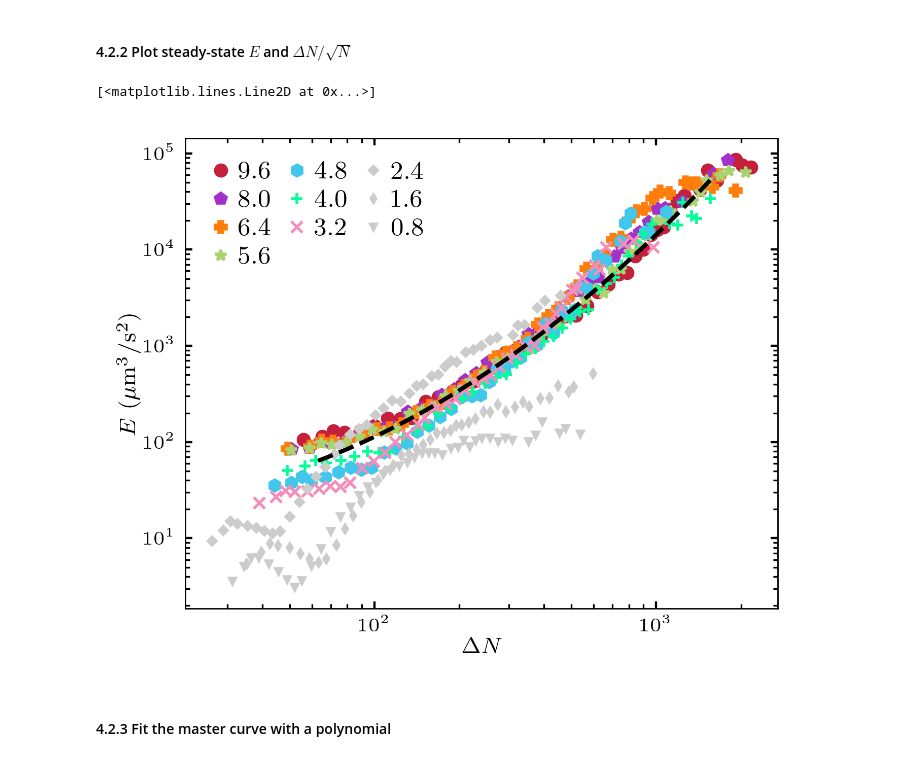
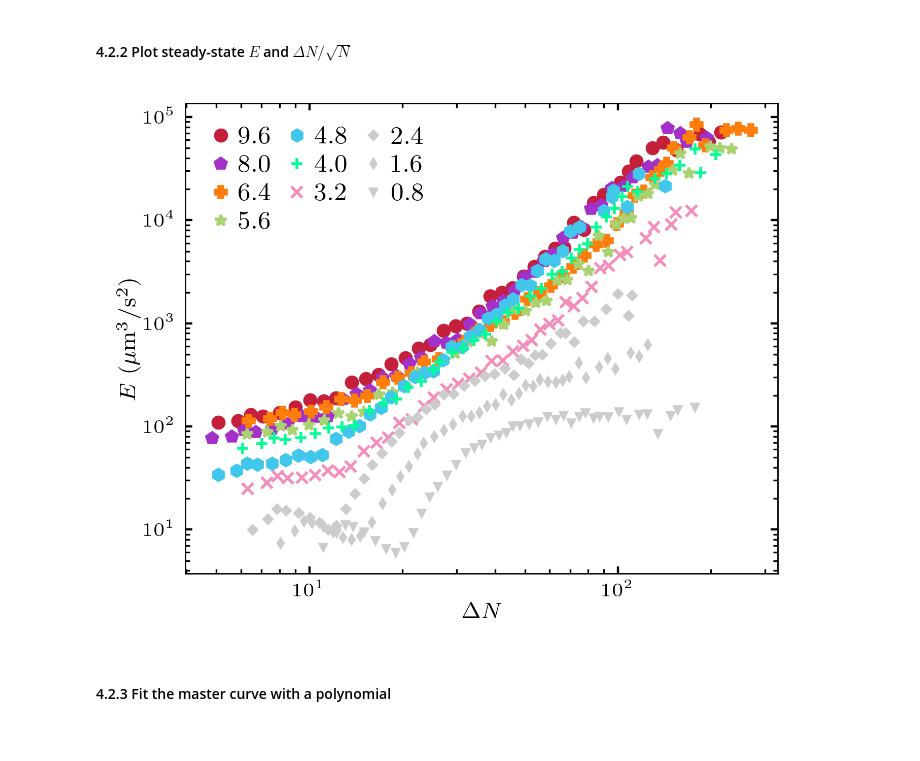
Before and after one commit to ZLoverty/Python, a Jupyter notebook: Correlation/src/fig-5_energy-spectrum.ipynb, the cells around one changed output. Drawn from its saved outputs; the diff is of its cells as text; code cells hidden in the pictures.

```diff
--- a/Correlation/src/fig-5_energy-spectrum.ipynb
+++ b/Correlation/src/fig-5_energy-spectrum.ipynb
@@ -497,41 +497,40 @@ for c, f, sn in zip(conc, folders, sample_num):
 # %%
 conc, folders, sample_num = tentative_log()
 gnf_master_file = os.path.join(data_master_dir,
                                r'Research projects\DF\data\transient-GNF-energy-dN\{0}\df2_kinetics\{1:02d}\nGNF_data.csv')
 es_master_file = os.path.join(data_master_dir,
                                r'Research projects\DF\data\transient-GNF-energy-dN\{0}\energy_spectra\{1:02d}\energy_spectra.csv')
 bounds = [10, 3000]
 
 fig, ax = plt.subplots(figsize=(3.5, 2.8))
 for c, f, sn in zip(conc, folders, sample_num):
-    n = sn[2]
+    n = sn[1]
     gnf_data = pd.read_csv(gnf_master_file.format(f, n)).set_index('l_r')[bounds[0]: bounds[1]]
     es_data = pd.read_csv(es_master_file.format(f, n)).set_index('l_r')[bounds[0]: bounds[1]]
     gnf_plot = gnf_data.drop(labels=gnf_data.keys()[:-15], axis=1).mean(axis=1)
     es_plot = es_data.drop(labels=es_data.keys()[:-15], axis=1).mean(axis=1)
     if c > 30 and c != 85: # and c != 60:
-        ax.plot(gnf_plot, es_plot,
+        ax.plot(gnf_plot/c**0.5, es_plot,
                 ls='', marker=marker_list[color_dict[str(c)]], markersize=4,
                 color=wowcolor(color_dict[str(c)]), label='{:.1f}'.format(c*n0_to_vf))
     elif c <= 30:
-        ax.plot(gnf_plot, es_plot,
+        ax.plot(gnf_plot/c**0.5, es_plot,
                 ls='', marker=marker_list[color_dict[str(c)]], markersize=2,
                 color=(0.8, 0.8, 0.8), label='{:.1f}'.format(c*n0_to_vf))
 ax.loglog()
 ax.legend(ncol=3, loc='upper left', fontsize=9)
 ax.set_xlabel('$\Delta N$')
 ax.set_ylabel('$E$ ($\mu$m$^3$/s$^2$)')
 plt.tight_layout()
 
 # fitting curve
-p = np.array([ 0.30918824, -1.45846505,  4.89021747])
-x = np.logspace(1.8, 3.2)
-logx = np.log(x)
-y = np.exp(p[0]*logx**2 + p[1]*logx + p[2])
-ax.plot(x, y, ls='--', lw=1.5, color='black')
+# p = np.array([ 0.30918824, -1.45846505,  4.89021747])
+# x = np.logspace(1.8, 3.2)
+# logx = np.log(x)
+# y = np.exp(p[0]*logx**2 + p[1]*logx + p[2])
+# ax.plot(x, y, ls='--', lw=1.5, color='black')
 # %% [output]
-[<matplotlib.lines.Line2D at 0x...>]
-[figure, old version]
+[figure, new version]
 # %% [markdown]
 #### 4.2.3 Fit the master curve with a polynomial
 # %%
```
Also changed, not shown: parts of 2 cells of this notebook.
